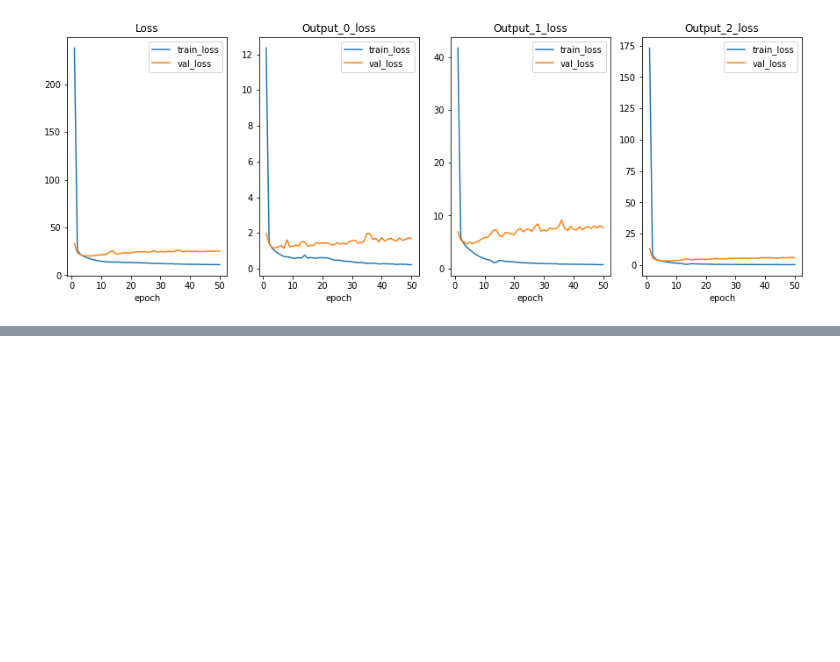
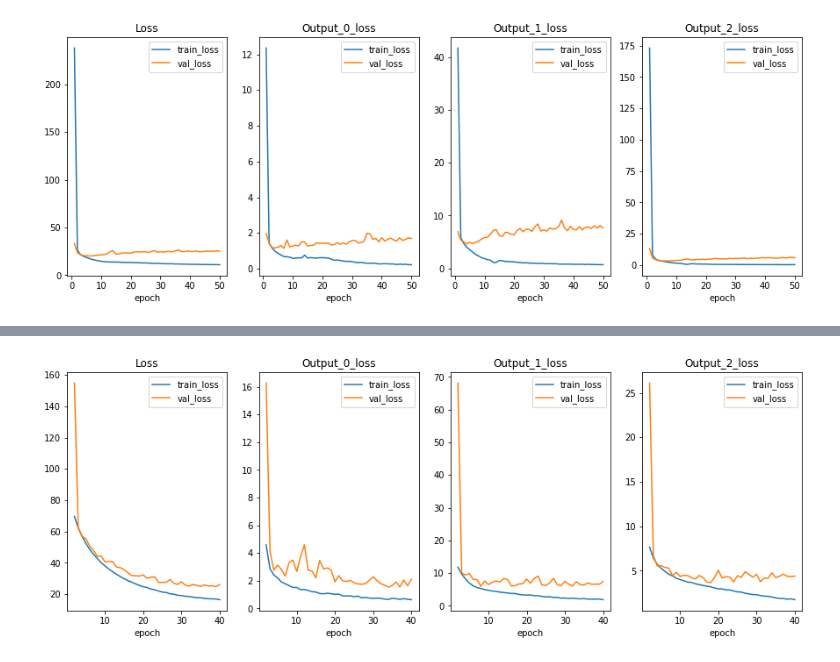
Before and after one commit to Suman-Saini/CapstoneProject_2, a Jupyter notebook: train_yolov3.ipynb, the cells around one changed output, grey strips where cells are left out. Drawn from its saved outputs; the diff is of its cells as text; code cells hidden in the pictures; blank space fills up the shorter version.

Commit message:
Updated train file

```diff
--- a/train_yolov3.ipynb
+++ b/train_yolov3.ipynb
@@ -225,3 +246,6 @@ _ = ax[3].set_title('Output_2_loss')
 _ = ax[3].legend([l1,l2],['train_loss','val_loss'])
 # %% [output]
 [figure]
+# %%
+lossDf = pd.read_csv('./data/YOLO_Loss_Train2.csv')
+lossDf.head()
@@ -227,0 +259,23 @@ _ = ax[3].legend([l1,l2],['train_loss','val_loss'])
+# %%
+lossDf = lossDf.loc[2:40]
+# %%
+x = lossDf.Epoch
+fig, ax = plt.subplots(nrows=1,ncols = 4,figsize=(15,5))
+l1,l2 = ax[0].plot(x, lossDf[['loss','val_loss']])
+_ = ax[0].set_xlabel('epoch')
+_ = ax[0].set_title('Loss')
+_ = ax[0].legend([l1,l2],['train_loss','val_loss'])
+l1,l2 = ax[1].plot(x, lossDf[['yolo_output_0_loss','val_yolo_output_0_loss']])
+_ = ax[1].set_xlabel('epoch')
+_ = ax[1].set_title('Output_0_loss')
+_ = ax[1].legend([l1,l2],['train_loss','val_loss'])
+l1,l2 = ax[2].plot(x, lossDf[['yolo_output_1_loss','val_yolo_output_1_loss']])
+_ = ax[2].set_xlabel('epoch')
+_ = ax[2].set_title('Output_1_loss')
+_ = ax[2].legend([l1,l2],['train_loss','val_loss'])
+l1,l2 = ax[3].plot(x, lossDf[['yolo_output_2_loss','val_yolo_output_2_loss']])
+_ = ax[3].set_xlabel('epoch')
+_ = ax[3].set_title('Output_2_loss')
+_ = ax[3].legend([l1,l2],['train_loss','val_loss'])
+# %% [output]
+[figure, added]
```
Also changed, not shown: parts of 3 cells of this notebook.
